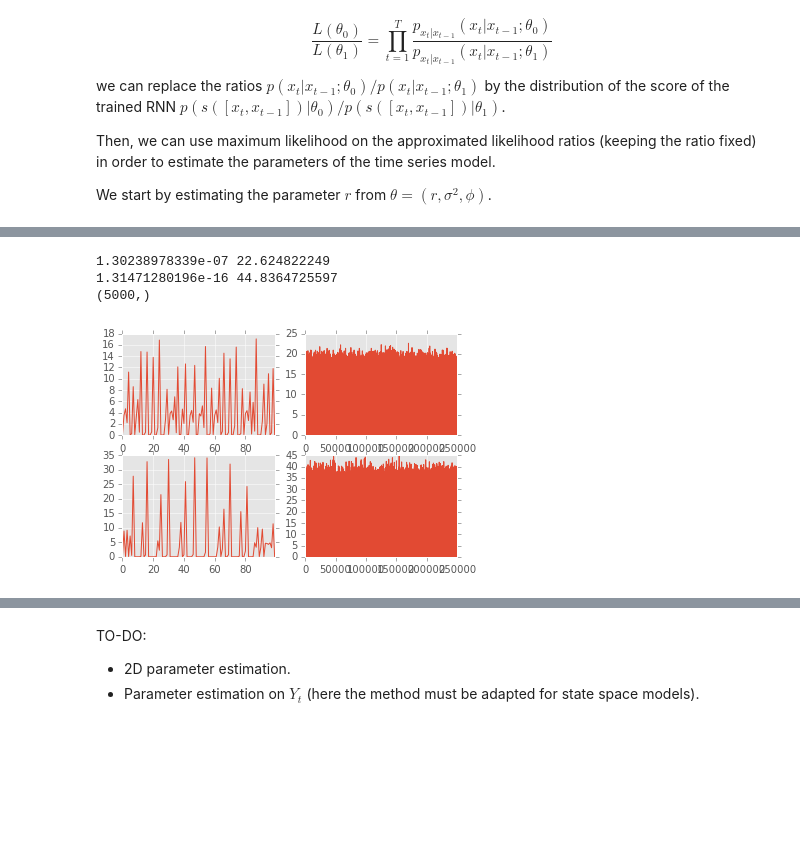
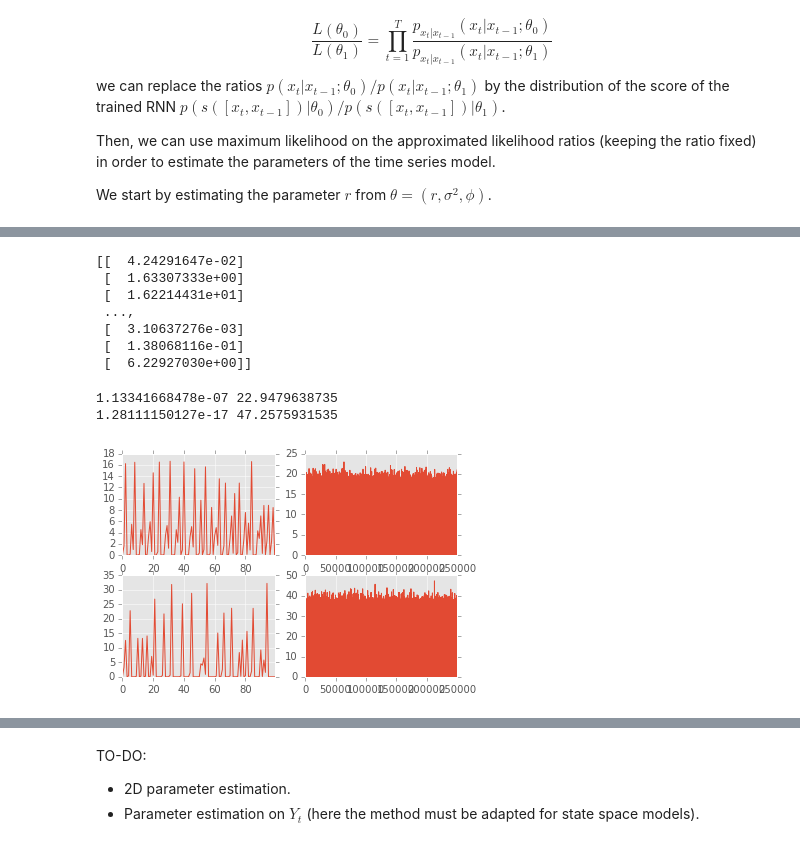
Before and after one commit to jgpavez/TimeSeriesEstimation, a Jupyter notebook: ricker.ipynb, the cells around one changed output, grey strips where cells are left out. Drawn from its saved outputs; the diff is of its cells as text; code cells hidden in the pictures; blank space fills up the shorter version.

```diff
--- a/ricker.ipynb
+++ b/ricker.ipynb
@@ -61,22 +84,41 @@ X_true,X_true_obs = ricker(r=np.exp(3.8),sigma_2=0.3**2,phi=10.,n_timesteps=1500
+# %%
+p0 = Ricker(r=shared_r,sigma_2=shared_sigma_2,phi=shared_phi)
+#p1 = Ricker(r=np.exp(4.5), sigma_2=0.3**2,phi=10.)
+p1 = Ricker(r = theano.shared(4.5, name="r_1"),
+            sigma_2 = theano.shared(0.3**2,name="sigma_2_1"),
+            phi = theano.shared(10., name="phi_1")
+            )
+rng = np.random.RandomState(1234)
+
+X_true = p0.rvs(15000,random_state=rng)
+print X_true
+# %% [output]
+[[  4.24291647e-02]
+ [  1.63307333e+00]
+ [  1.62214431e+01]
+ ...,
+ [  3.10637276e-03]
+ [  1.38068116e-01]
+ [  6.22927030e+00]]
 # %%
+serie1 = p0.rvs(n_samples).ravel()
+serie2 = p1.rvs(n_samples).ravel()
 plt.figure(1)
 plt.subplot(221)
 ts = pd.Series(serie1)
 ts[0:100].plot()
 plt.subplot(222)
 ts = pd.Series(serie1)
 ts.plot()
 plt.subplot(223)
 ts = pd.Series(serie2)
 ts[0:100].plot()
 plt.subplot(224)
 ts = pd.Series(serie2)
 ts.plot()
 print serie1.min(),serie1.max()
 print serie2.min(),serie2.max()
-print sampled1.shape
 # %% [output]
-1.30238978339e-07 22.624822249
-1.31471280196e-16 44.8364725597
-(5000,)
+1.13341668478e-07 22.9479638735
+1.28111150127e-17 47.2575931535
-[figure, old version]
+[figure, new version]
```
Also changed, not shown: parts of 18 cells of this notebook.
